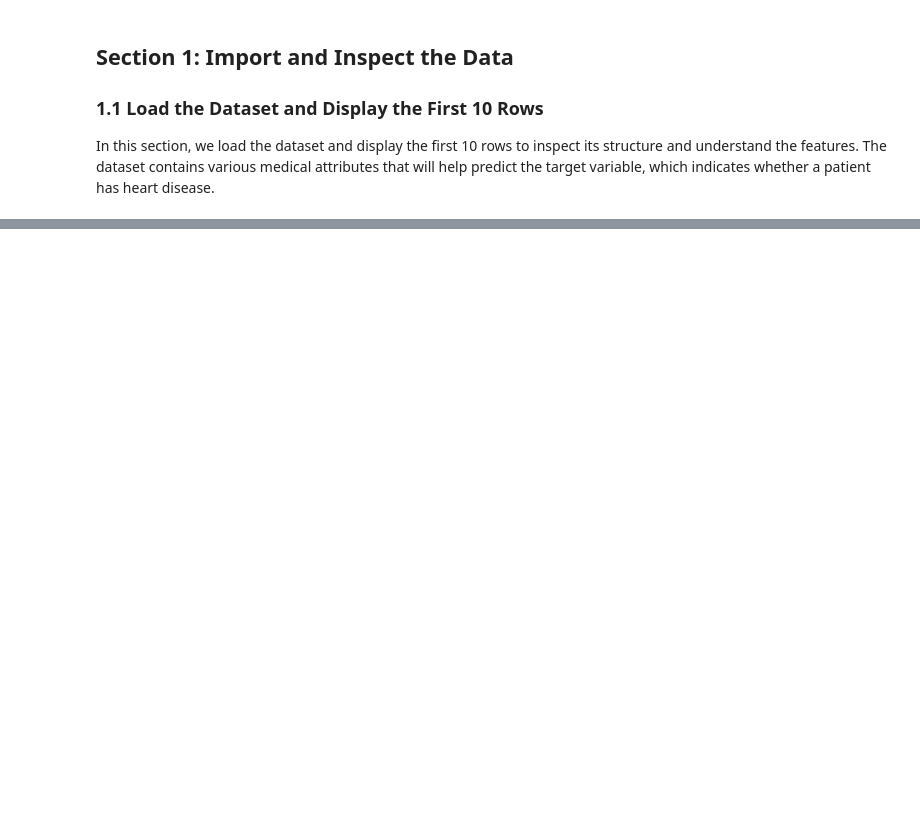
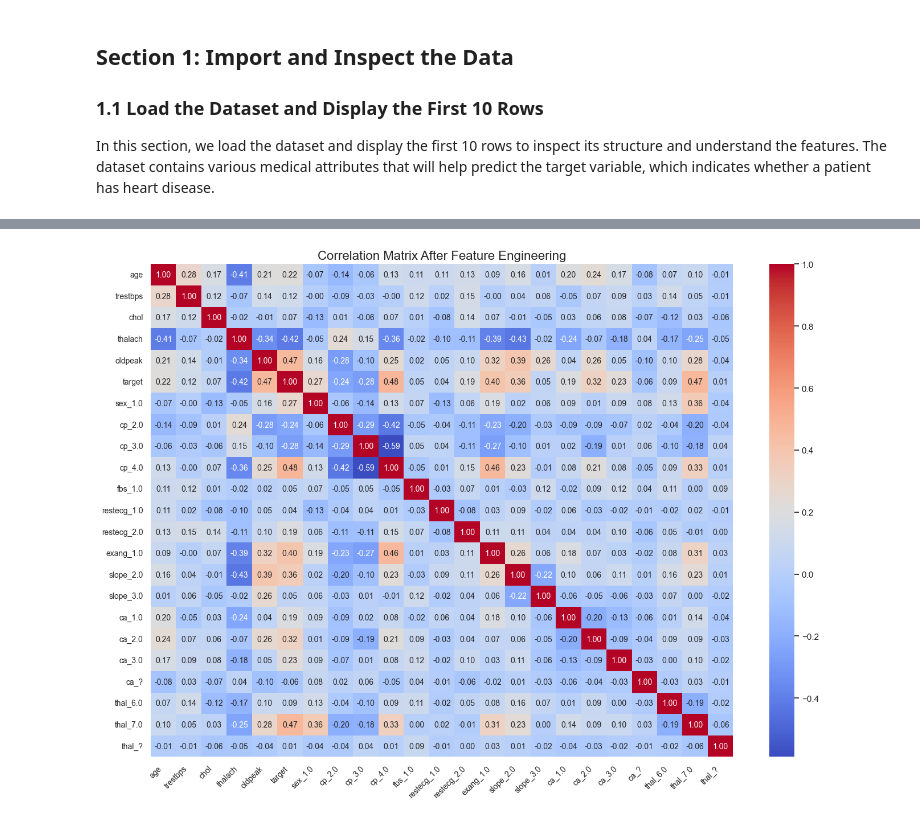
Before and after one commit to Elen-tesfai/elen-midterm, a Jupyter notebook: classification_heart_disease_midterm.ipynb, the cells around one changed output, grey strips where cells are left out. Saved outputs shown, nothing was run; the diff lists cells and outputs as text; code cells hidden in the pictures; blank space fills up the shorter version.

```diff
--- a/classification_heart_disease_midterm.ipynb
+++ b/classification_heart_disease_midterm.ipynb
@@ -34,0 +331,23 @@ Data loaded successfully
+# %%
+import seaborn as sns
+import matplotlib.pyplot as plt
+import numpy as np
+
+# Assuming `data_encoded` is your dataframe with the newly engineered features
+
+# Calculate the correlation matrix
+correlation_matrix = data_encoded.corr()
+
+# Plotting the correlation matrix with improved readability
+plt.figure(figsize=(14, 10))
+sns.heatmap(correlation_matrix, annot=True, cmap="coolwarm", fmt=".2f", annot_kws={"size": 10})
+
+# Rotate the labels for better readability
+plt.xticks(rotation=45, ha='right', fontsize=10)
+plt.yticks(rotation=0, fontsize=10)
+
+plt.title("Correlation Matrix After Feature Engineering", fontsize=16)
+plt.tight_layout()  # Adjust layout to prevent overlapping
+plt.show()
+# %% [output]
+[figure, added]
```
Also changed, not shown: parts of 32 cells of this notebook, 1 other file.
